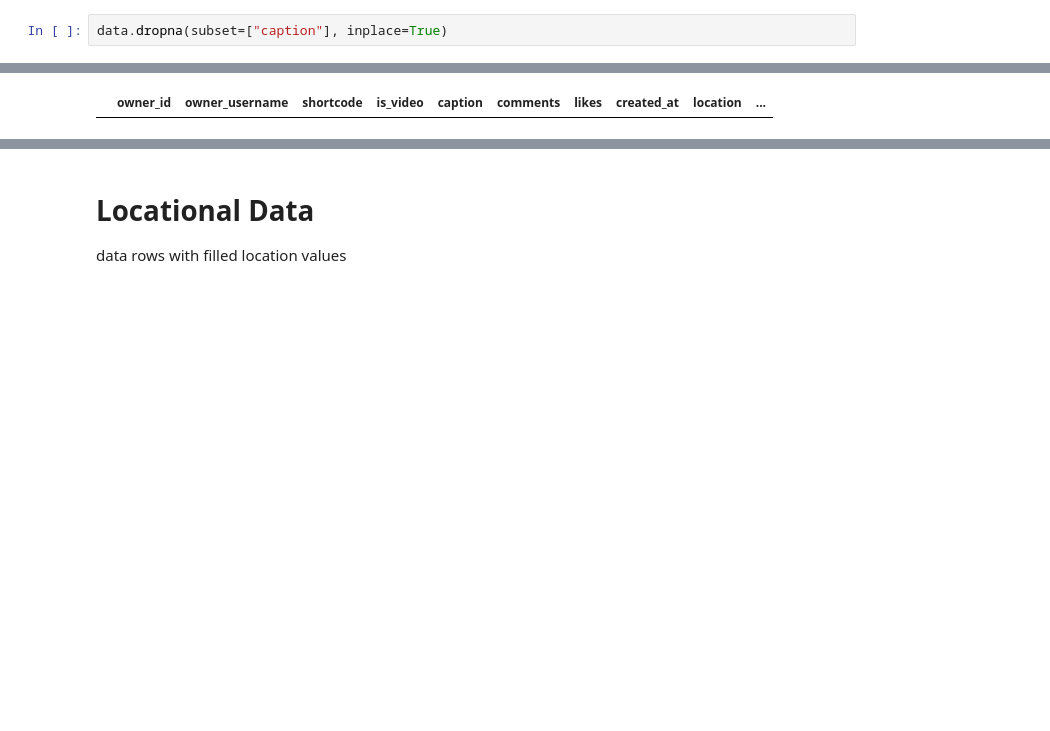
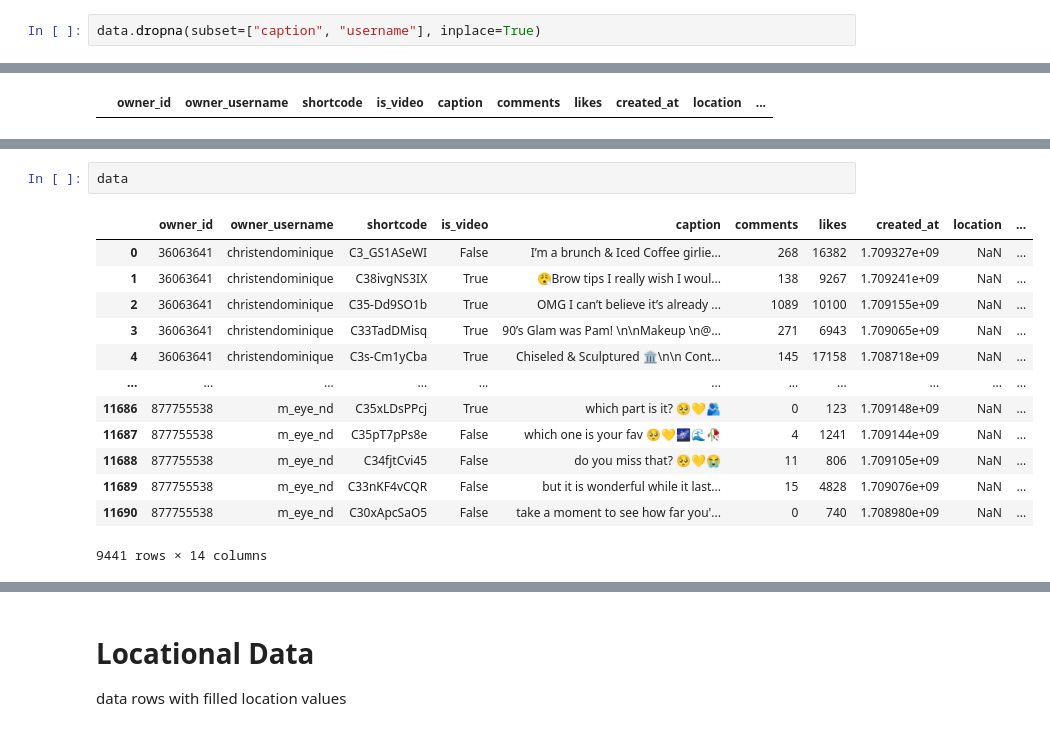
Before and after one commit to saeedshirani/Inastagram-data-analysis, a Jupyter notebook: 1.ETL/ETL.ipynb, the cells around one changed output, grey strips where cells are left out. Cells and saved outputs as stored; diff of their text form; blank space fills up the shorter version.

```diff
--- a/1.ETL/ETL.ipynb
+++ b/1.ETL/ETL.ipynb
@@ -36,7 +41,7 @@ dtype: int64
 # %% [markdown]
 drop nan values in caption column
 # %%
-data.dropna(subset=["caption"], inplace=True)
+data.dropna(subset=["caption", "username"], inplace=True)
 # %% [markdown]
 see if there is any diffrance in user names on two column for each row
 there are some cases but just when username is NAN
@@ -64,0 +91,16 @@ dtype: int64
+# %%
+data
+# %% [output]
+|  | owner_id | owner_username | shortcode | is_video | caption | comments | likes | created_at | location | ... |
+| 0 | 36063641 | christendominique | C3_GS1ASeWI | False | I’m a brunch & Iced Coffee girlie... | 268 | 16382 | 1.709327e+09 | NaN | ... |
+| 1 | 36063641 | christendominique | C38ivgNS3IX | True | 😮‍💨Brow tips I really wish I woul... | 138 | 9267 | 1.709241e+09 | NaN | ... |
+| 2 | 36063641 | christendominique | C35-Dd9SO1b | True | OMG I can’t believe it’s already ... | 1089 | 10100 | 1.709155e+09 | NaN | ... |
+| 3 | 36063641 | christendominique | C33TadDMisq | True | 90’s Glam was Pam! \n\nMakeup \n@... | 271 | 6943 | 1.709065e+09 | NaN | ... |
+| 4 | 36063641 | christendominique | C3s-Cm1yCba | True | Chiseled & Sculptured 🏛️\n\n Cont... | 145 | 17158 | 1.708718e+09 | NaN | ... |
+| ... | ... | ... | ... | ... | ... | ... | ... | ... | ... | ... |
+| 11686 | 877755538 | m_eye_nd | C35xLDsPPcj | True | which part is it? 🥺💛🫂 | 0 | 123 | 1.709148e+09 | NaN | ... |
+| 11687 | 877755538 | m_eye_nd | C35pT7pPs8e | False | which one is your fav 🥺💛🌌🌊🥀 | 4 | 1241 | 1.709144e+09 | NaN | ... |
+| 11688 | 877755538 | m_eye_nd | C34fjtCvi45 | False | do you miss that? 🥺💛😭 | 11 | 806 | 1.709105e+09 | NaN | ... |
+| 11689 | 877755538 | m_eye_nd | C33nKF4vCQR | False | but it is wonderful while it last... | 15 | 4828 | 1.709076e+09 | NaN | ... |
+| 11690 | 877755538 | m_eye_nd | C30xApcSaO5 | False | take a moment to see how far you'... | 0 | 740 | 1.708980e+09 | NaN | ... |
+9441 rows × 14 columns
```
Also changed, not shown: parts of 15 cells of this notebook, 3 other files.
